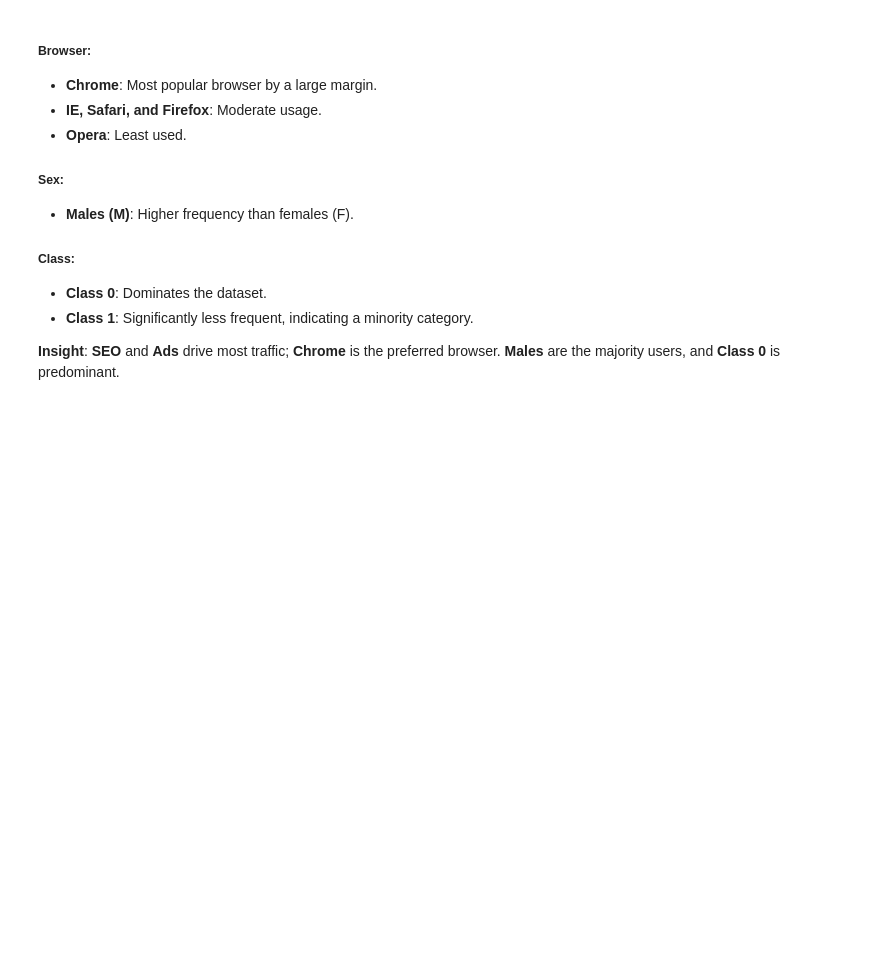
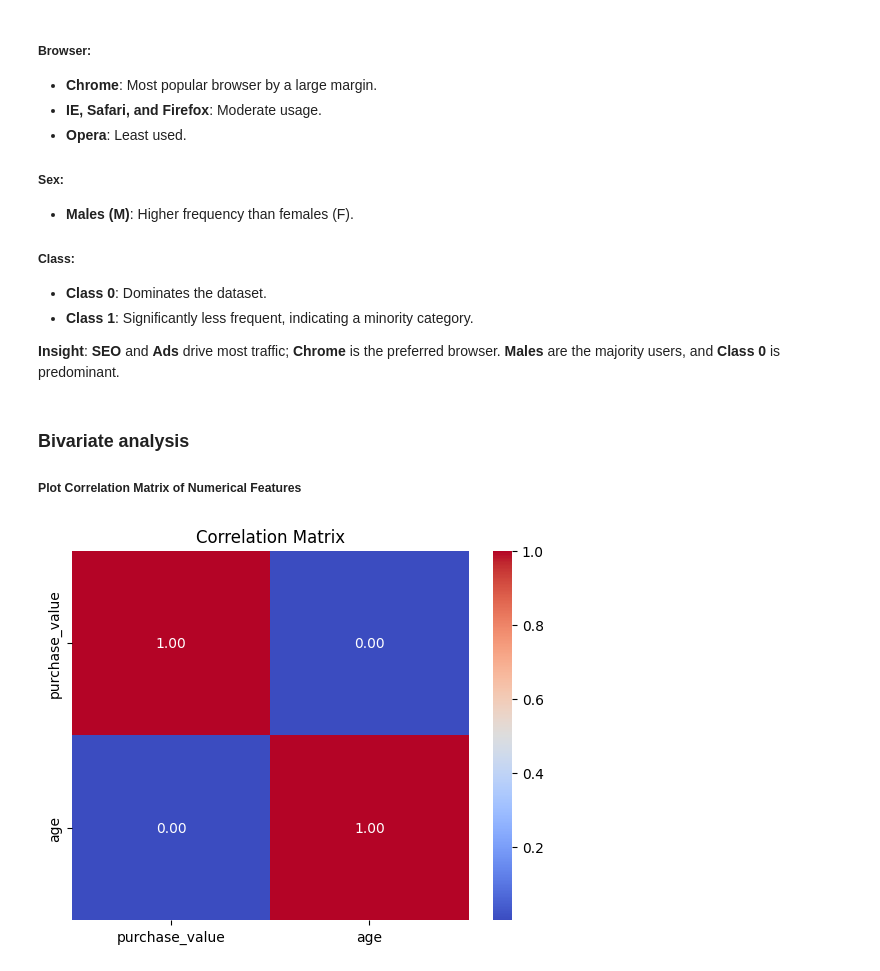
Before and after one commit to GetieBalew24/adey-ecommerce-banking-fraud-detection, a Jupyter notebook: notebooks/EDA_and_preprocessing.ipynb, the cells around one changed output. Saved outputs shown, nothing was run; the diff lists cells and outputs as text; code cells hidden in the pictures; blank space fills up the shorter version.

Commit message:
Correlation Matrix

```diff
--- a/notebooks/EDA_and_preprocessing.ipynb
+++ b/notebooks/EDA_and_preprocessing.ipynb
@@ -162,3 +162,14 @@ visualizer.plot_bar_chart(categorical_features)
 - **Class 1**: Significantly less frequent, indicating a minority category.
 
 **Insight**: **SEO** and **Ads** drive most traffic; **Chrome** is the preferred browser.  **Males** are the majority users, and **Class 0** is predominant.
+# %% [markdown]
+### Bivariate analysis
+##### Plot Correlation Matrix of Numerical Features
+# %%
+# Get the columns of the fraud data DataFrame.
+corr = fraud_data.columns
+
+# Plot the correlation matrix for the specified numerical features.
+visualizer.plot_correlation_matrix(numerical_features)
+# %% [output]
+[figure, added]
```
Also changed, not shown: parts of 6 cells of this notebook, 1 other file.
